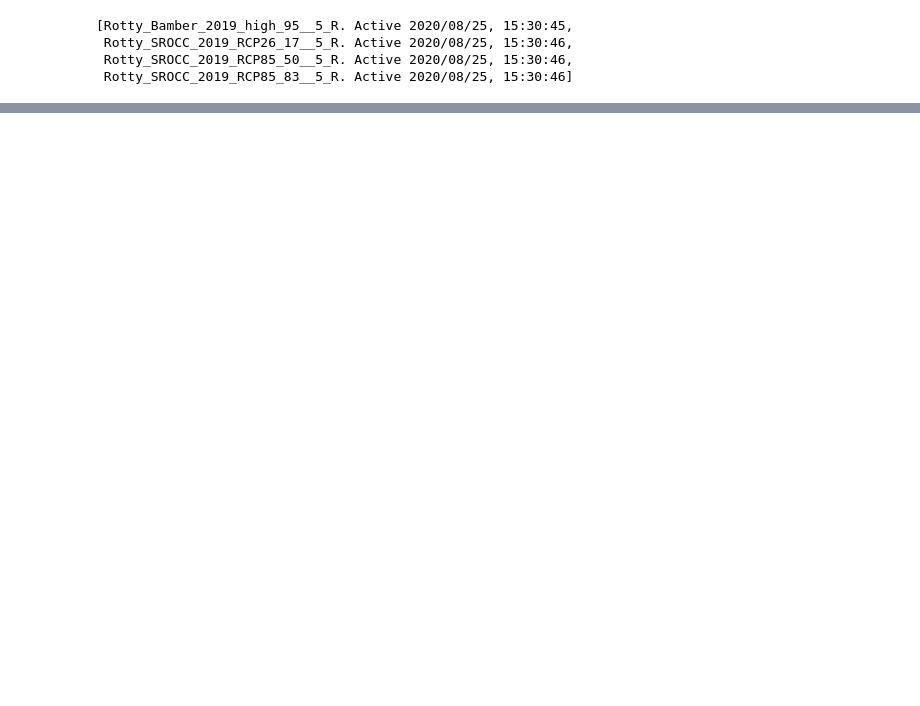
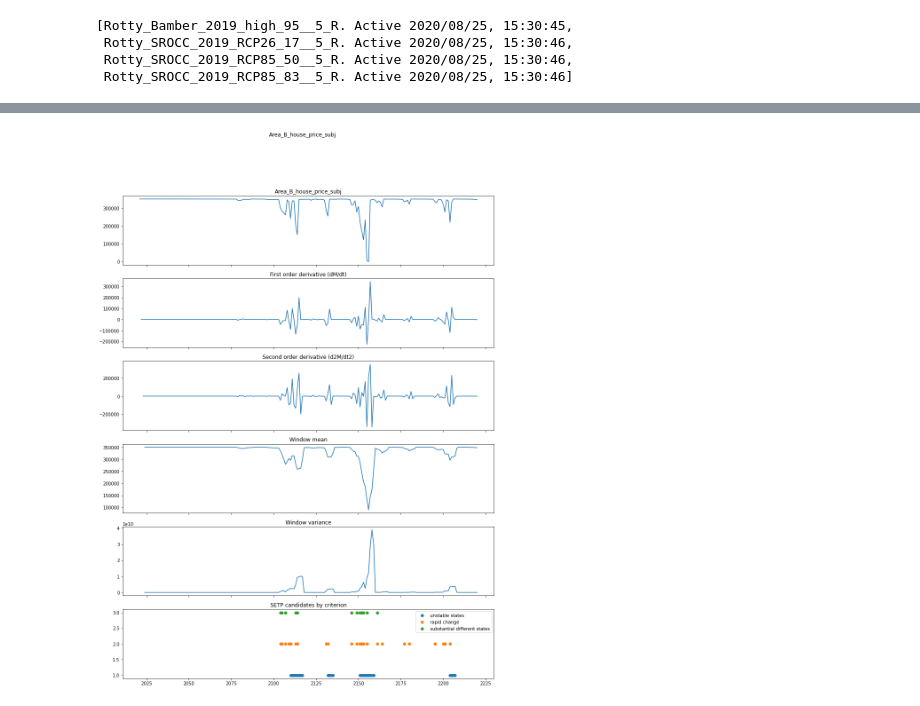
Before and after one commit to keesvanginkel/Urban-SETP, a Jupyter notebook: Tipping point identification_new.ipynb, the cells around one changed output, grey strips where cells are left out. Drawn from its saved outputs; the diff is of its cells as text; code cells hidden in the pictures; blank space fills up the shorter version.

Commit message:
SETP identification functionality as methods of experiments class

```diff
--- a/Tipping point identification_new.ipynb
+++ b/Tipping point identification_new.ipynb
@@ -117,14 +17,0 @@ SyntaxError: unmatched ')' (<ipython-input-3-b4c0bf28bfea>, line 52)
-# %%
-for experiment in experiments:
-    print(experiment)
-    df = create_df(experiment)
-    df[df<0] = 0 #convert all negative values to zero
-
-    #Iterate over available performance metrics M
-    for M in ['Area_A_house_price_obj', 'Area_A_house_price_subj',
-       'Area_B_house_price_obj', 'Area_B_house_price_subj']:
-        print(M)
-        statistics = examine_series(df[M],domain=(2021,2150))
-        #plot_statistics(statistics,figsize=(15,10),save=True,exp_name=experiment.name)
-        candidates = select_candidates(statistics,True)
-        plot_both(statistics,candidates,figsize=(15,10),save=True,exp_name=experiment.name)
@@ -150,0 +18,9 @@ Area_A_house_price_subj
+# %%
+experiment = experiments[0]
+experiment.create_Metrics()
+for M in experiment.allMetrics:
+    M.create_statistics()
+M.select_candidates()
+M.plot_both(figsize=(15,20))
+# %% [output]
+[figure, added]
```
Also changed, not shown: parts of 4 cells of this notebook, 5 other files.
